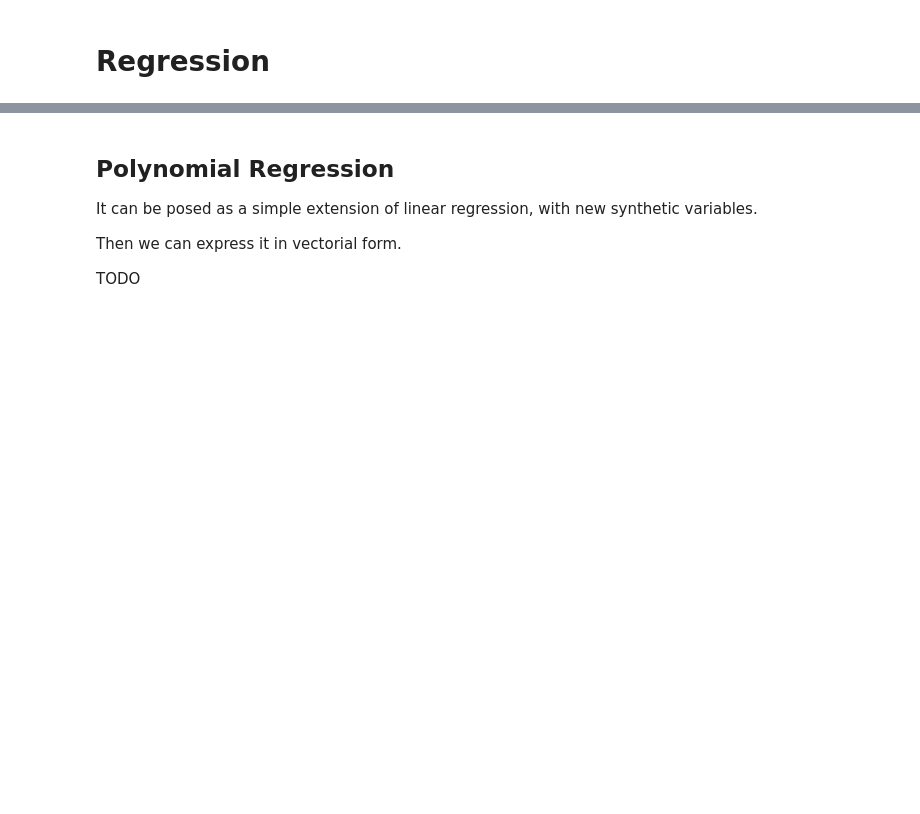
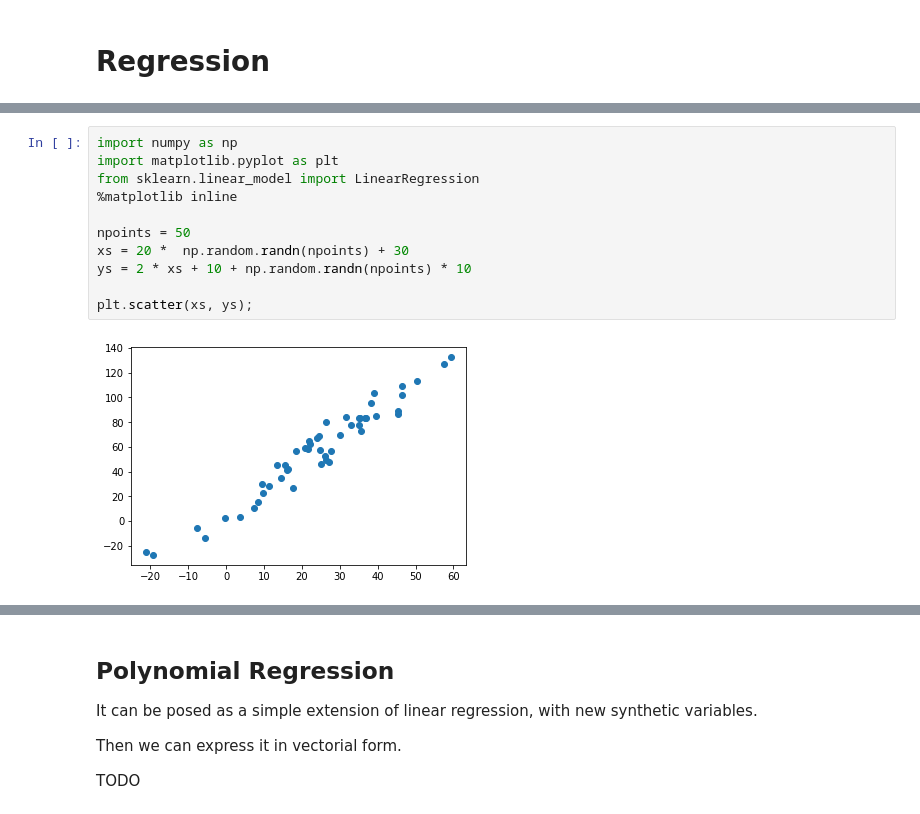
Before and after one commit to danimateos/numerical_methods, a Jupyter notebook: section-05.ipynb, the cells around one changed output, grey strips where cells are left out. Drawn from its saved outputs; the diff is of its cells as text; blank space fills up the shorter version.

```diff
--- a/section-05.ipynb
+++ b/section-05.ipynb
@@ -34,0 +45,13 @@ TODO
+# %%
+import numpy as np
+import matplotlib.pyplot as plt
+from sklearn.linear_model import LinearRegression
+%matplotlib inline
+
+npoints = 50
+xs = 20 *  np.random.randn(npoints) + 30
+ys = 2 * xs + 10 + np.random.randn(npoints) * 10
+
+plt.scatter(xs, ys);
+# %% [output]
+[figure, added]
```
Also changed, not shown: parts of 30 cells of this notebook, 6 other files.
